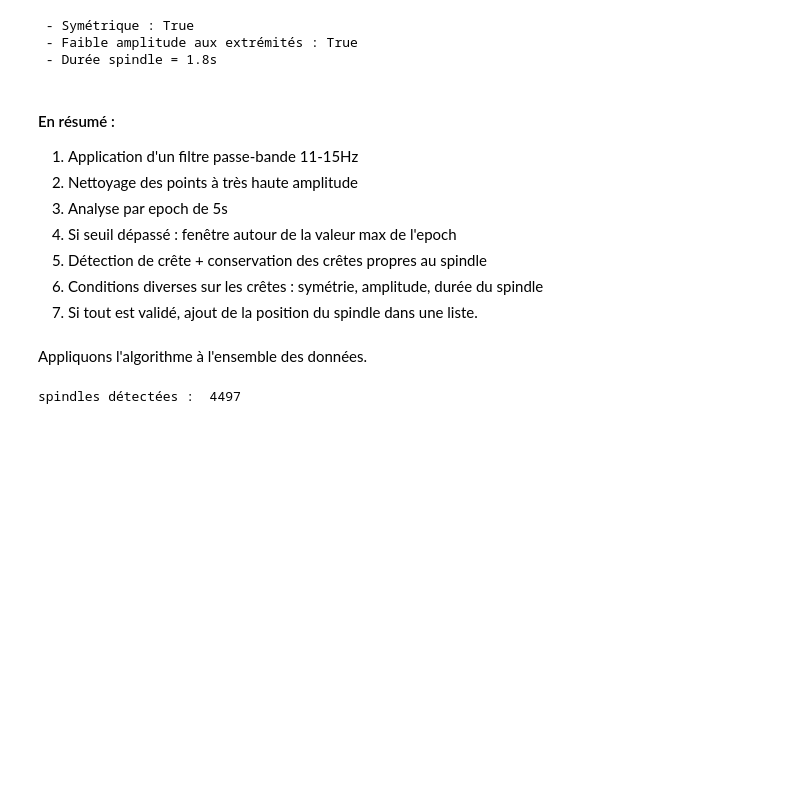
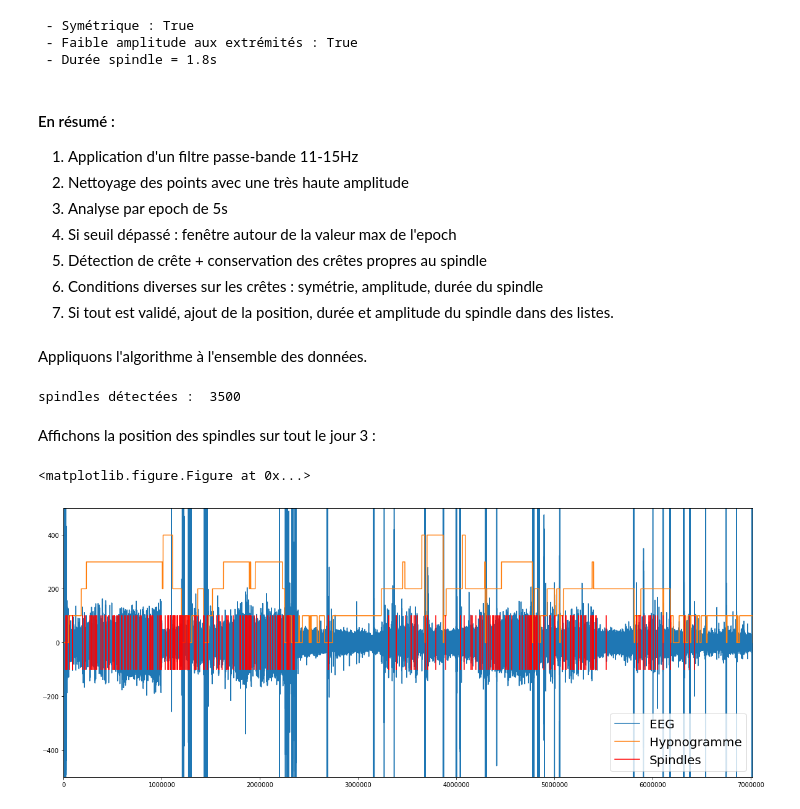
Before and after one commit to ArnoBen/SleepSpindles, a Jupyter notebook: SpindleDetection.ipynb, the cells around one changed output. Drawn from its saved outputs; the diff is of its cells as text; code cells hidden in the pictures; blank space fills up the shorter version.

```diff
--- a/SpindleDetection.ipynb
+++ b/SpindleDetection.ipynb
@@ -221,15 +223,16 @@ print(' - Durée spindle = ' + str(myAlgos.waveLength(wave_peaks)) + 's')
 #### En résumé :
 
 1. Application d'un filtre passe-bande 11-15Hz
-2. Nettoyage des points à très haute amplitude
+2. Nettoyage des points avec une très haute amplitude
 3. Analyse par epoch de 5s
 4. Si seuil dépassé : fenêtre autour de la valeur max de l'epoch
 5. Détection de crête + conservation des crêtes propres au spindle
 6. Conditions diverses sur les crêtes : symétrie, amplitude, durée du spindle
-7. Si tout est validé, ajout de la position du spindle dans une liste.
+7. Si tout est validé, ajout de la position, durée et amplitude du spindle dans des listes.
 # %% [markdown]
 Appliquons l'algorithme à l'ensemble des données.
 # %%
+importlib.reload(myAlgos)
 spindles_detected = 0
 spindles_positions = [None] * n_days
 spindles_heights = [None] * n_days
@@ -256,12 +259,12 @@ for i in range(n_days): #Parcours par jour
                 peak_heights = peak_properties['peak_heights']
                 if max_val == np.max(peak_heights) : #si rien de bizare lors du fenetrage
                     wave_peaks, wave_heights = myAlgos.keepWavePeaks(peaks, peak_heights)
-                    if not myAlgos.isTooShort(wave_peaks): #si >0.5s
+                    if not myAlgos.isTooShort(wave_peaks) and not myAlgos.isTooLong(wave_peaks): #si 0.5s < x < 2s
                         if myAlgos.isSymmetric(wave_heights): #si les cretes sont symmetriques
                             if myAlgos.isTooHigh(wave_heights): #Si l'amplitude min n'est pas trop grande
                                 spindles_detected += 1
                                 spindles_positions[i].append(j*n_pts_epochs + max_pos)
-                                spindles_heights[i].append(np.round(np.max(wave_heights),2))
+                                spindles_heights[i].append(np.round(np.max(wave_heights),0))
                                 spindles_length[i].append(myAlgos.waveLength(wave_peaks))
                             else :
                                 fails[5] += 1
@@ -283,4 +286,20 @@ for i in range(n_days): #Parcours par jour
             continue
 print('spindles détectées : ', spindles_detected)
 # %% [output]
-spindles détectées :  4497
+spindles détectées :  3500
+# %% [markdown]
+Affichons la position des spindles sur tout le jour 3 :
+# %%
+plt.clf()
+plt.figure(figsize = (20,8))
+plt.plot(eeg_signals[3])
+plt.ylim(-500,500)
+plt.xlim(-10,len(eeg_signals[3]))
+plt.plot(hypnograms_long[3] * 100, color = 'C1')
+for i in range(len(spindles_positions[3])):
+    plt.axvline(x = spindles_positions[3][i], ymin = 0.4, ymax = 0.6, color = 'r')
+plt.legend(['EEG', 'Hypnogramme', 'Spindles'], fontsize = 20, loc = 4)
+plt.show()
+# %% [output]
+<matplotlib.figure.Figure at 0x...>
+[figure, added]
```
Also changed, not shown: parts of 10 cells of this notebook, 2 other files.
